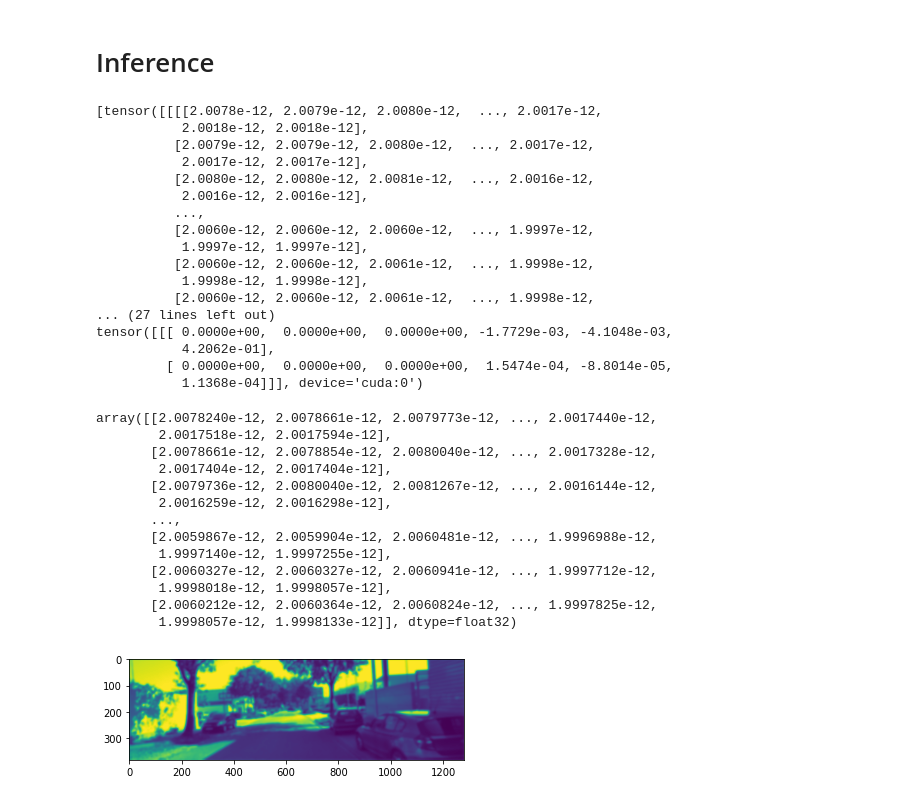
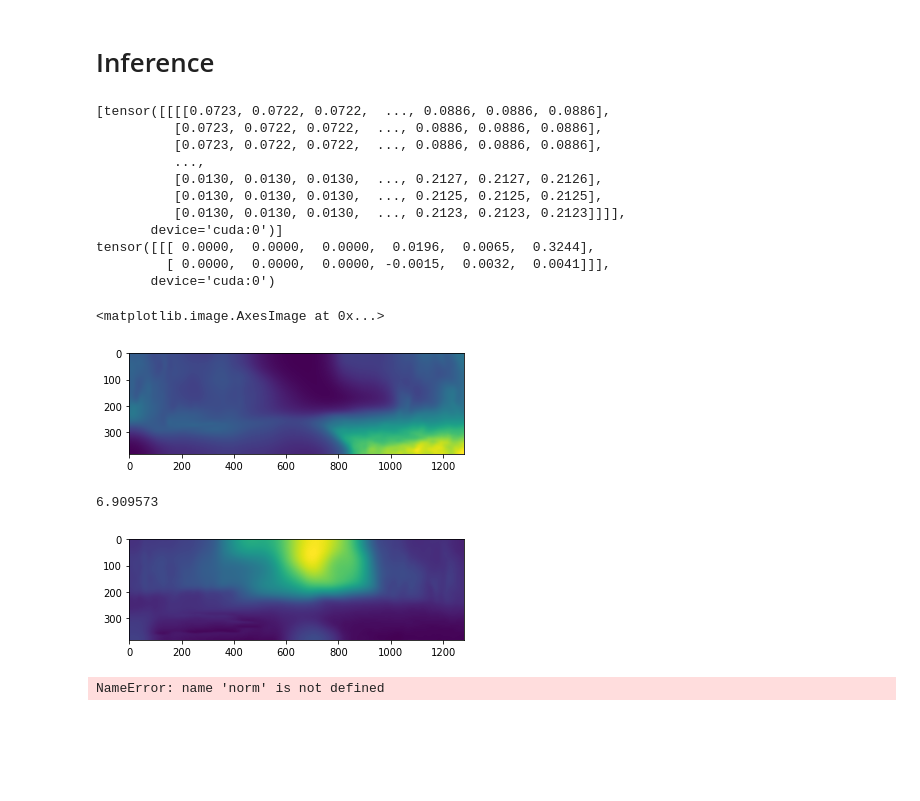
Before and after one commit to Monash-Connected-Autonomous-Vehicle/unsupervised-pseuso-LiDAR, a Jupyter notebook: test.ipynb, the cells around one changed output. Drawn from its saved outputs; the diff is of its cells as text; code cells hidden in the pictures; blank space fills up the shorter version.

Commit message:
feat: tested multiscale depth

```diff
--- a/test.ipynb
+++ b/test.ipynb
@@ -88,7 +88,7 @@ new = depth * mask
 # %% [markdown]
 # Inference
 # %%
-one_sample = trainer.dataset.__getitem__(100)
+one_sample = trainer.dataset.__getitem__(1)
 
 
 # load a depth model
@@ -113,42 +113,23 @@ with torch.no_grad():
 print(depth)
 print(pose)
 # %% [output]
-[tensor([[[[2.0078e-12, 2.0079e-12, 2.0080e-12,  ..., 2.0017e-12,
-           2.0018e-12, 2.0018e-12],
-          [2.0079e-12, 2.0079e-12, 2.0080e-12,  ..., 2.0017e-12,
-           2.0017e-12, 2.0017e-12],
-          [2.0080e-12, 2.0080e-12, 2.0081e-12,  ..., 2.0016e-12,
-           2.0016e-12, 2.0016e-12],
+[tensor([[[[0.0723, 0.0722, 0.0722,  ..., 0.0886, 0.0886, 0.0886],
+          [0.0723, 0.0722, 0.0722,  ..., 0.0886, 0.0886, 0.0886],
+          [0.0723, 0.0722, 0.0722,  ..., 0.0886, 0.0886, 0.0886],
           ...,
-          [2.0060e-12, 2.0060e-12, 2.0060e-12,  ..., 1.9997e-12,
-           1.9997e-12, 1.9997e-12],
-          [2.0060e-12, 2.0060e-12, 2.0061e-12,  ..., 1.9998e-12,
-           1.9998e-12, 1.9998e-12],
-          [2.0060e-12, 2.0060e-12, 2.0061e-12,  ..., 1.9998e-12,
-... (27 lines left out)
-tensor([[[ 0.0000e+00,  0.0000e+00,  0.0000e+00, -1.7729e-03, -4.1048e-03,
-           4.2062e-01],
-         [ 0.0000e+00,  0.0000e+00,  0.0000e+00,  1.5474e-04, -8.8014e-05,
-           1.1368e-04]]], device='cuda:0')
+          [0.0130, 0.0130, 0.0130,  ..., 0.2127, 0.2127, 0.2126],
+          [0.0130, 0.0130, 0.0130,  ..., 0.2125, 0.2125, 0.2125],
+          [0.0130, 0.0130, 0.0130,  ..., 0.2123, 0.2123, 0.2123]]]],
+       device='cuda:0')]
+tensor([[[ 0.0000,  0.0000,  0.0000,  0.0196,  0.0065,  0.3244],
+         [ 0.0000,  0.0000,  0.0000, -0.0015,  0.0032,  0.0041]]],
+       device='cuda:0')
 # %%
 img = depth[0].squeeze().cpu().detach().numpy()
-plt.imshow(img/img.mean())
-img
+plt.imshow(img)
 # %% [output]
-array([[2.0078240e-12, 2.0078661e-12, 2.0079773e-12, ..., 2.0017440e-12,
-        2.0017518e-12, 2.0017594e-12],
-       [2.0078661e-12, 2.0078854e-12, 2.0080040e-12, ..., 2.0017328e-12,
-        2.0017404e-12, 2.0017404e-12],
-       [2.0079736e-12, 2.0080040e-12, 2.0081267e-12, ..., 2.0016144e-12,
-        2.0016259e-12, 2.0016298e-12],
-       ...,
-       [2.0059867e-12, 2.0059904e-12, 2.0060481e-12, ..., 1.9996988e-12,
-        1.9997140e-12, 1.9997255e-12],
-       [2.0060327e-12, 2.0060327e-12, 2.0060941e-12, ..., 1.9997712e-12,
-        1.9998018e-12, 1.9998057e-12],
-       [2.0060212e-12, 2.0060364e-12, 2.0060824e-12, ..., 1.9997825e-12,
-        1.9998057e-12, 1.9998133e-12]], dtype=float32)
+<matplotlib.image.AxesImage at 0x...>
-[figure, old version]
+[figure, new version]
 # %%
 def disp_to_depth(disp, min_depth=0.1, max_depth=100.0):
         """Convert network's sigmoid output into depth prediction
@@ -165,11 +146,16 @@ def disp_to_depth(disp, min_depth=0.1, max_depth=100.0):
 depth = disp_to_depth(img)
 
 plt.imshow(depth)
-depth
+depth.max()
+# %% [output]
+6.909573
+[figure, added]
 # %%
 depth = norm * create_mul_mask(torch.tensor(depth))
 plt.imshow(depth)
 depth.max()
+# %% [output]
+NameError: name 'norm' is not defined
 # %%
 from __future__ import absolute_import, division, print_function
 
```
Also changed, not shown: 7 other files.
